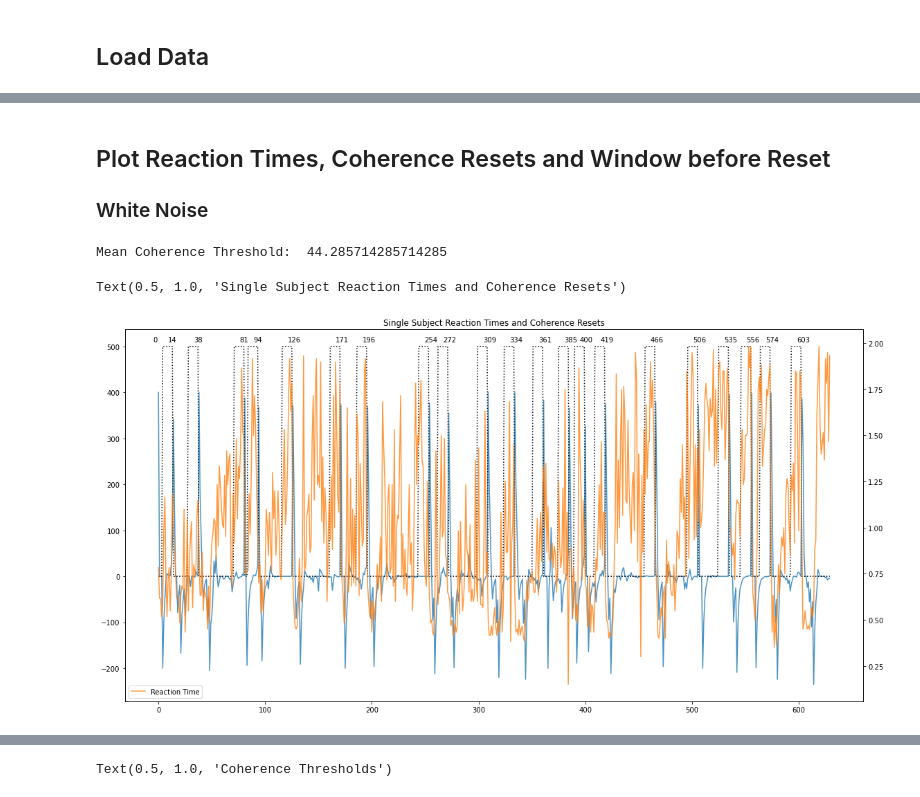
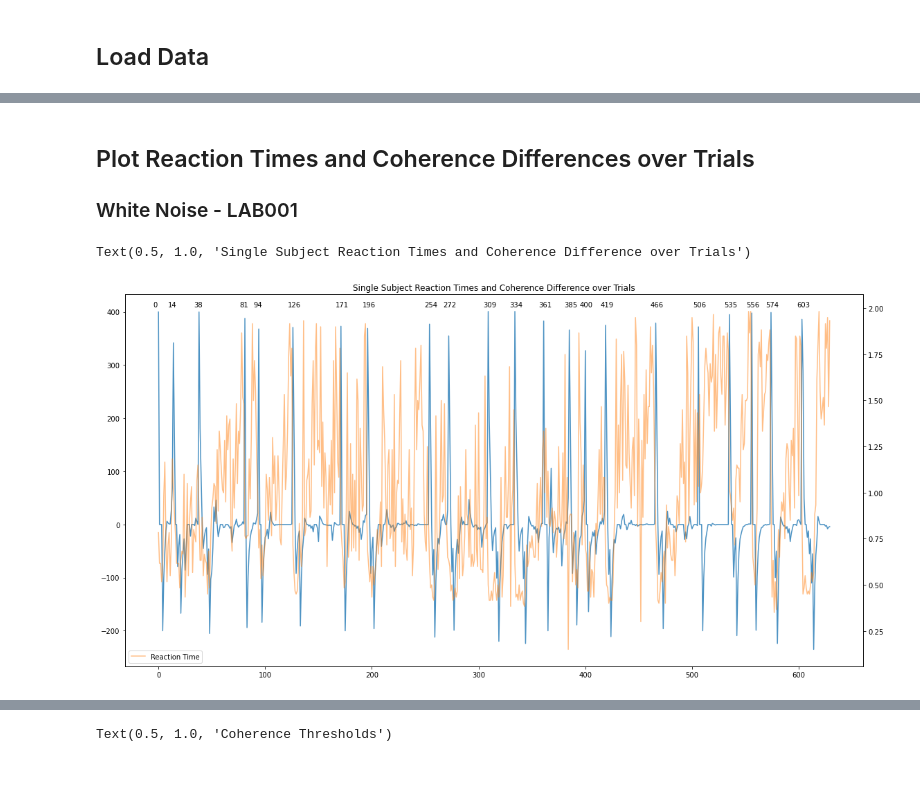
Before and after one commit to LNDG/zurich_data, a Jupyter notebook: plot_zurich_data.ipynb, the cells around one changed output, grey strips where cells are left out. Saved outputs shown, nothing was run; the diff lists cells and outputs as text; code cells hidden in the pictures.

```diff
--- a/plot_zurich_data.ipynb
+++ b/plot_zurich_data.ipynb
@@ -12,3 +12,6 @@ from itertools import product
 columns =['Subject', 'Noise Color', 'Trial', 'Noise Trial', 'Session', 'Coherence', 'Correct Response', 'Reaction Time']
 data = pd.read_csv('allData.txt', header = None, names=columns)
 data['Subject'] = [sub.split('_')[2][-6:] for sub in data['Subject']]
+data = data.loc[(data['Noise Color']=='white') | (data['Noise Color']=='pink') | (data['Noise Color']=='blue')]
+SubjectList = np.unique(data['Subject'])
+print(SubjectList)
@@ -23,40 +20,28 @@ Text(0.5, 1.0, 'Reaction Times vs. Noise Level')
 # %% [markdown]
-## Plot Reaction Times, Coherence Resets and Window before Reset
-### White Noise
+## Plot Reaction Times and Coherence Differences over Trials
+### White Noise - LAB001
 # %%
 white = data[(data['Noise Color'] == 'white') & (data['Subject']=='LAB001') & (data['Correct Response']==1)]
 rt = white['Reaction Time'].to_numpy()
 trials = np.arange(len(rt))
 
 diff_coh = np.diff(white['Coherence'], prepend=0)
 reset = diff_coh>=200
 reset_trials = trials[reset]
 min_reset_inter = 10
 false_reset = [n+1 for n, reset_diff in enumerate(np.diff(reset_trials)) if reset_diff <= min_reset_inter]
 reset_trials = np.delete(reset_trials, false_reset)
 
-window_size = 10
-analyze_trials = [np.arange(trial-window_size, trial) for trial in reset_trials[1:]]
-analyze_trials = [val for window in analyze_trials for val in window]
-analyze_windows = np.zeros(len(trials))
-analyze_windows[analyze_trials] = 1.
-
-thresh_coherence = white.iloc[analyze_trials,5]
-print('Mean Coherence Threshold: ', np.mean(thresh_coherence))
-
-
 fig, ax = plt.subplots(figsize=(16,8))
 ax.plot(diff_coh, alpha=0.8)
-ax.plot(analyze_windows*500, ':k')
 for trial in reset_trials:
-    ax.text(s=str(trial), x=trial-5, y=510)
+    ax.text(s=str(trial), x=trial-5, y=410)
 # Plot Reaction Times
 ax2 = ax.twinx()
-ax2.plot(trials, rt, color='tab:orange', alpha=0.8, label = 'Reaction Time')
+ax2.plot(trials, rt, color='tab:orange', alpha=0.5, label = 'Reaction Time')
 ax2.legend(loc='lower left')
 fig.tight_layout()
-ax.set_title('Single Subject Reaction Times and Coherence Resets')
+ax.set_title('Single Subject Reaction Times and Coherence Difference over Trials')
 # %% [output]
-Mean Coherence Threshold:  44.285714285714285
+Text(0.5, 1.0, 'Single Subject Reaction Times and Coherence Difference over Trials')
-Text(0.5, 1.0, 'Single Subject Reaction Times and Coherence Resets')
-[figure, old version]
+[figure, new version]
```
Also changed, not shown: parts of 6 cells of this notebook.
